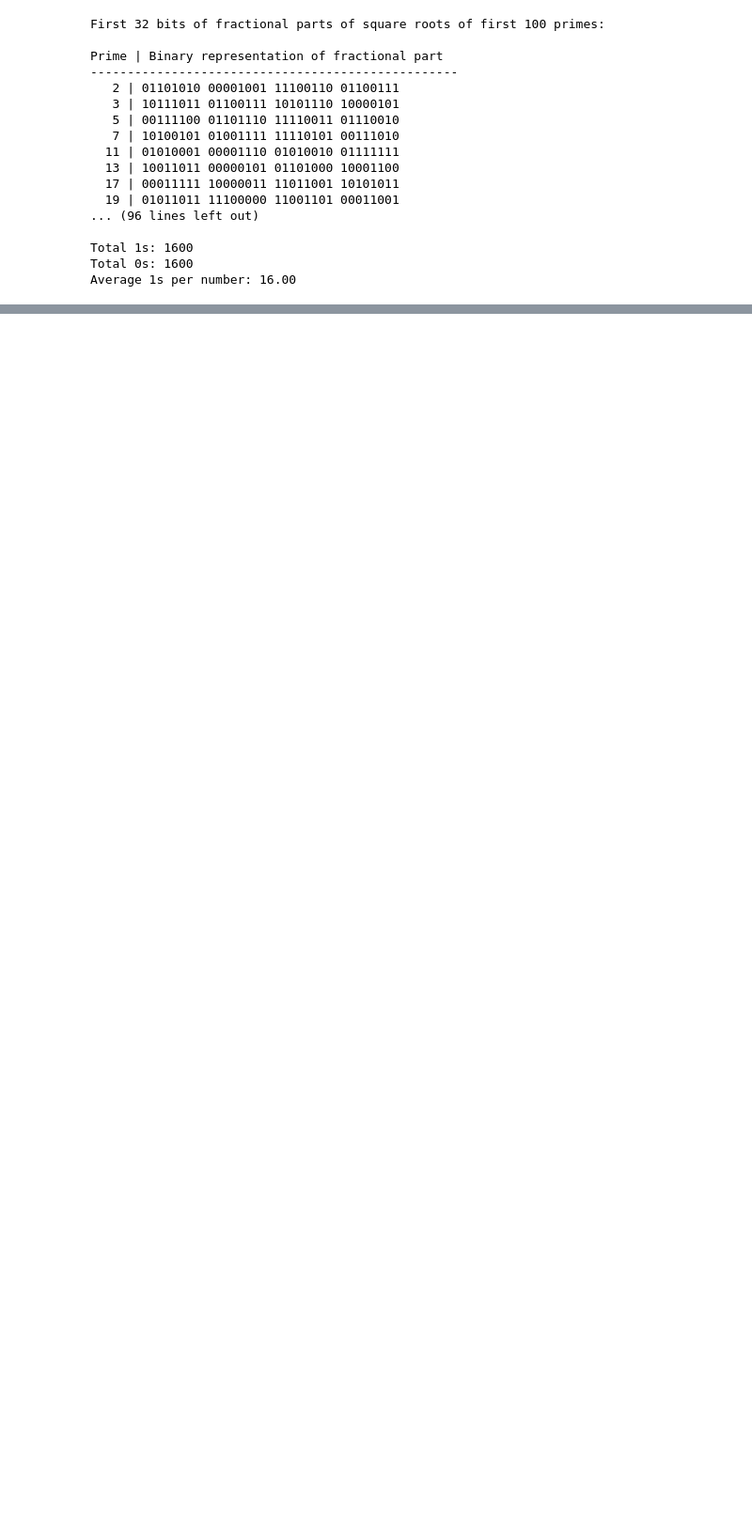
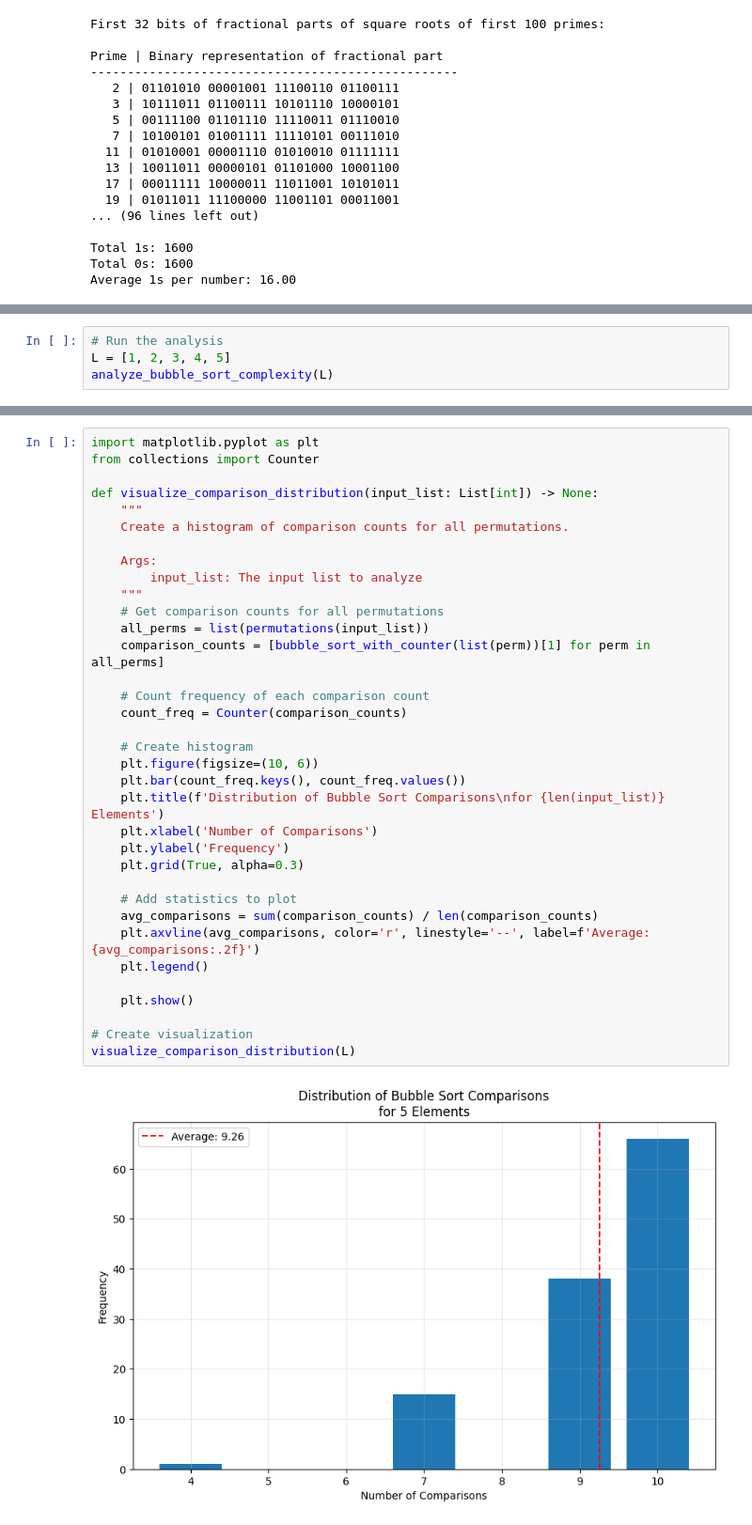
Before and after one commit to EllisBuxton/comp_theory, a Jupyter notebook: tasks.ipynb, the cells around one changed output, grey strips where cells are left out. Shown at 94% size. Cells and saved outputs as stored; diff of their text form; blank space fills up the shorter version.

```diff
--- a/tasks.ipynb
+++ b/tasks.ipynb
@@ -538,0 +989,4 @@ Average 1s per number: 16.00
+# %%
+# Run the analysis
+L = [1, 2, 3, 4, 5]
+analyze_bubble_sort_complexity(L)
@@ -538,0 +1011,37 @@ Average 1s per number: 16.00
+# %%
+import matplotlib.pyplot as plt
+from collections import Counter
+
+def visualize_comparison_distribution(input_list: List[int]) -> None:
+    """
+    Create a histogram of comparison counts for all permutations.
+
+    Args:
+        input_list: The input list to analyze
+    """
+    # Get comparison counts for all permutations
+    all_perms = list(permutations(input_list))
+    comparison_counts = [bubble_sort_with_counter(list(perm))[1] for perm in all_perms]
+
+    # Count frequency of each comparison count
+    count_freq = Counter(comparison_counts)
+
+    # Create histogram
+    plt.figure(figsize=(10, 6))
+    plt.bar(count_freq.keys(), count_freq.values())
+    plt.title(f'Distribution of Bubble Sort Comparisons\nfor {len(input_list)} Elements')
+    plt.xlabel('Number of Comparisons')
+    plt.ylabel('Frequency')
+    plt.grid(True, alpha=0.3)
+
+    # Add statistics to plot
+    avg_comparisons = sum(comparison_counts) / len(comparison_counts)
+    plt.axvline(avg_comparisons, color='r', linestyle='--', label=f'Average: {avg_comparisons:.2f}')
+    plt.legend()
+
+    plt.show()
+
+# Create visualization
+visualize_comparison_distribution(L)
+# %% [output]
+[figure, added]
```
Also changed, not shown: parts of 16 cells of this notebook.
